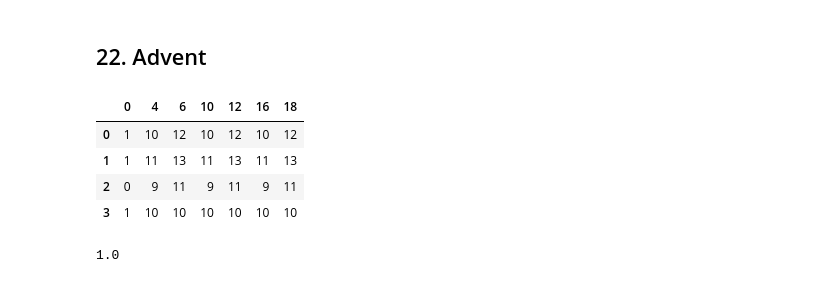
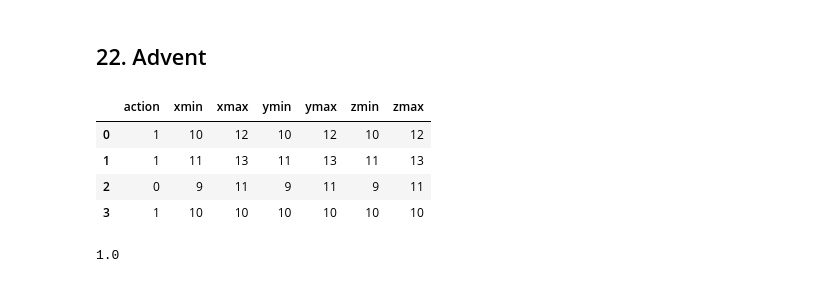
Before and after one commit to charelF/AOC2021, a Jupyter notebook: aoc21.ipynb, the cells around one changed output. Cells and saved outputs as stored; diff of their text form; code cells hidden in the pictures.

```diff
--- a/aoc.ipynb
+++ b/aoc21.ipynb
@@ -801,14 +975,15 @@ player 1 wins
 # %% [markdown]
 ## 22. Advent
 # %%
-df = pd.read_csv("inputs/22t", sep=",| |(x|y|z)=|\.\.", header=None).iloc[:, [0,4,6,10,12,16,18]].replace({"on":1, "off":0}).astype(int)
-m = df.min().min()
-M = df.max().max()
-R = np.zeros(shape=())
+df = pd.read_csv("inputs/22t", sep=",| |(x|y|z)=|\.\.", header=None, engine="python") \
+    .iloc[:, [0,4,6,10,12,16,18]].replace({"on":1, "off":0}).astype(int) \
+    .rename(columns={0:"action", 4:"xmin", 6:"xmax", 10:"ymin", 12:"ymax", 16:"zmin", 18:"zmax"})
 
-cubedict = {}
+# blocks =
+
+df
 # %% [output]
-|  | 0 | 4 | 6 | 10 | 12 | 16 | 18 |
+|  | action | xmin | xmax | ymin | ymax | zmin | zmax |
 | 0 | 1 | 10 | 12 | 10 | 12 | 10 | 12 |
 | 1 | 1 | 11 | 13 | 11 | 13 | 11 | 13 |
 | 2 | 0 | 9 | 11 | 9 | 11 | 9 | 11 |
```
Also changed, not shown: parts of 9 cells of this notebook, 57 other files.
